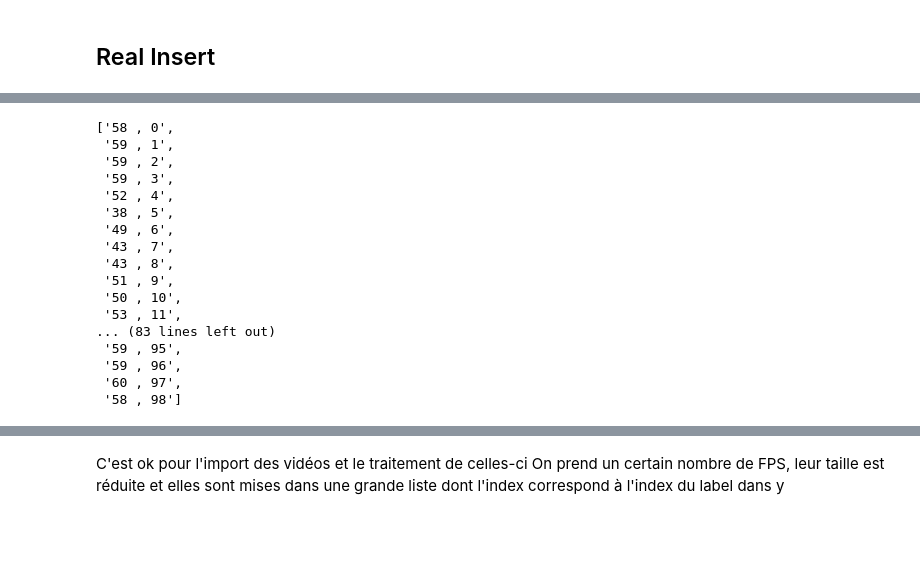
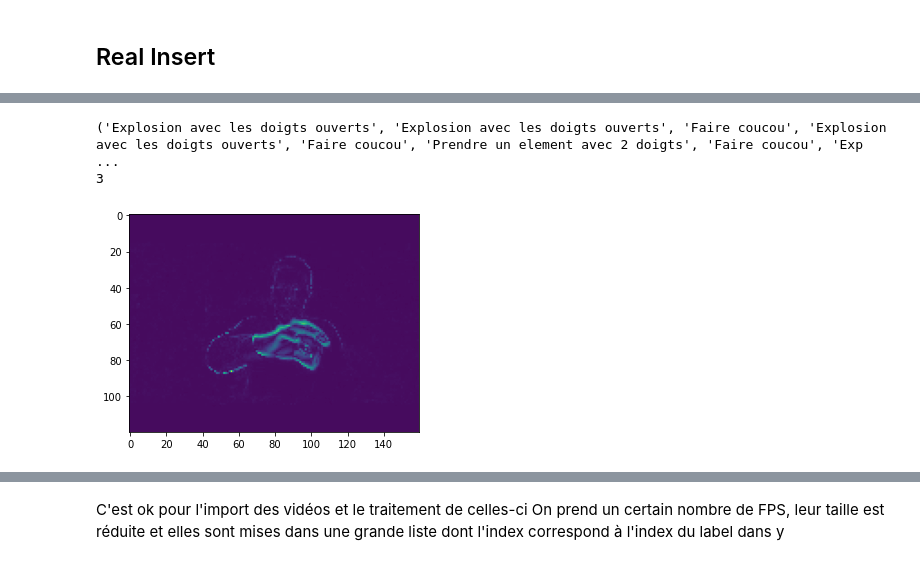
Before and after one commit to KurukW/AI_Project1, a Jupyter notebook: model.ipynb, the cells around one changed output, grey strips where cells are left out. Saved outputs shown, nothing was run; the diff lists cells and outputs as text; code cells hidden in the pictures; blank space fills up the shorter version.

```diff
--- a/model.ipynb
+++ b/model.ipynb
@@ -192,17 +200,22 @@ def reduce_fps(imgs,ratio = 6):
 #Récupère toutes les vidéos, prend slmt z fps et les resize
 import time
 folder_path = 'Data\\Videos\\'
-fps = -1
-size = (320,240) # La shape initial est (480, 640, 3), Il faut inverser le sens de with et height.
+fps = 10
+size = (160,120) # La shape initial est (480, 640, 3), Il faut inverser le sens de with et height.
 #Size demi par rapport à initial
+nb_images_max = 10 #Prend les x premières images
 
 start = time.time()
 X = []
-for name in X_link:
+for i,name in enumerate(X_link):
     file_path = folder_path + name
-    imgs_of_video = get_mov_imgs_from_path(file_path,fps)
+    imgs_of_video = get_mov_imgs_from_path(file_path,fps,'gray')
     resized_imgs = resize_imgs(imgs_of_video, size)
     X.append(resized_imgs)
+    if i >= nb_images_max:
+        break
 end = time.time()
-print(f"ça a prit {end-start} secondes")
+y = y[:len(X)]
+
+print(f"ça a prit {end-start} secondes",end=" "*15)
 # %% [output]
@@ -232,20 +229,16 @@ Il y a 99 vidéos et 99 labels
+# %%
+#Melanger les videos associés aux labels
+import random
+both = list(zip(X,y))
+random.shuffle(both)
+X,y = zip(*both)
+print(y)
+plt.imshow(X[-1][10])
+nb_classes = len(set(y))
+print(nb_classes)
+# %% [output]
+('Explosion avec les doigts ouverts', 'Explosion avec les doigts ouverts', 'Faire coucou', 'Explosion avec les doigts ouverts', 'Faire coucou', 'Prendre un element avec 2 doigts', 'Faire coucou', 'Exp ...
+3
+[figure, added]
 # %%
-[f"{len(vid)} , {e}" for e,vid in enumerate(X)] # Toutes les vidéos n'ont pas le même nombre de frame
+#[f"{len(vid)} , {e}" for e,vid in enumerate(X)] # Toutes les vidéos n'ont pas le même nombre de frame
-# %% [output]
-['58 , 0',
- '59 , 1',
- '59 , 2',
- '59 , 3',
- '52 , 4',
- '38 , 5',
- '49 , 6',
- '43 , 7',
- '43 , 8',
- '51 , 9',
- '50 , 10',
- '53 , 11',
-... (83 lines left out)
- '59 , 95',
- '59 , 96',
- '60 , 97',
- '58 , 98']
```
Also changed, not shown: parts of 30 cells of this notebook, 5 other files.
